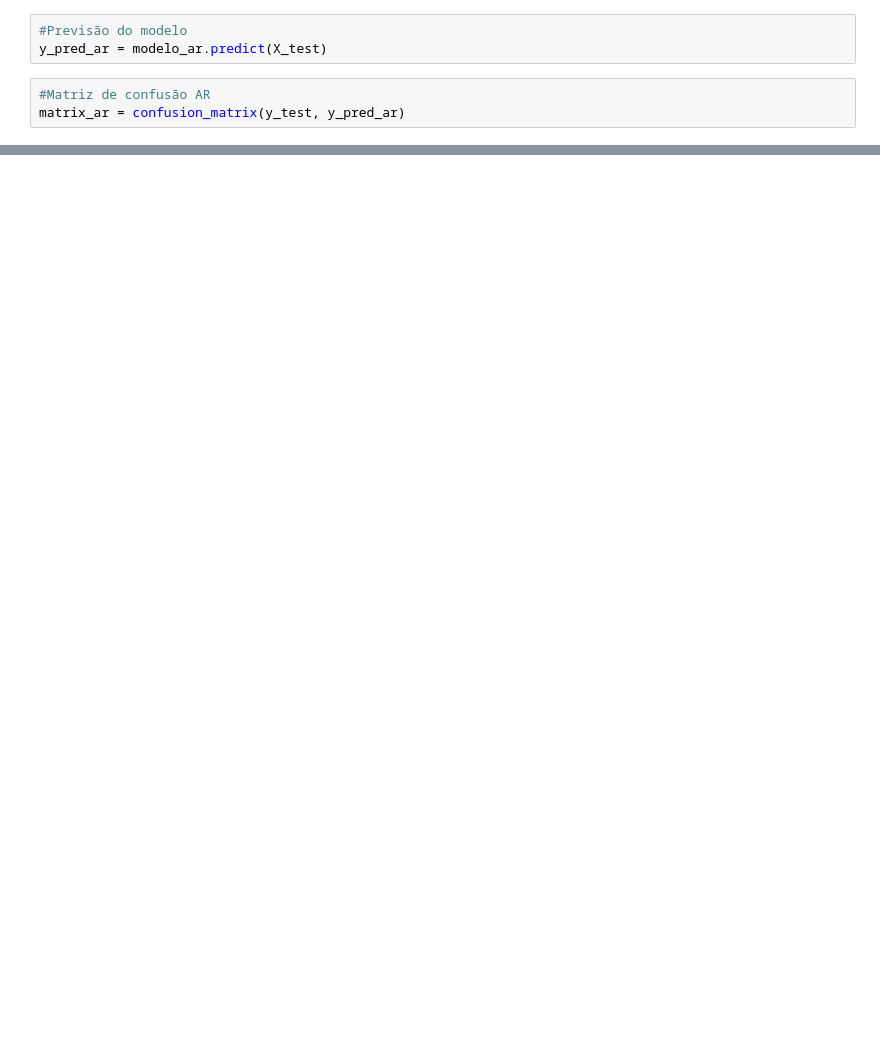
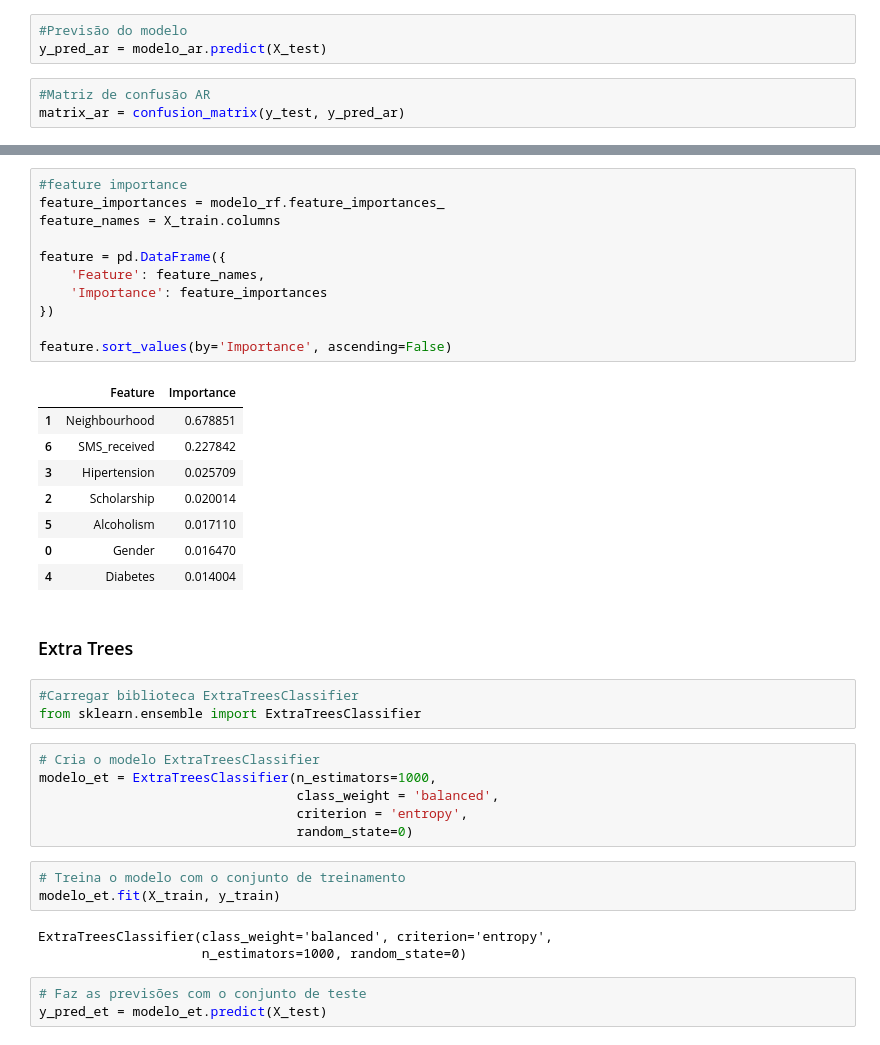
Before and after one commit to lucasmeirellesmachado/CDIA-Estatistica_II, a Jupyter notebook: Atividade_Classificação.ipynb, the cells around one changed output, grey strips where cells are left out. Cells and saved outputs as stored; diff of their text form; blank space fills up the shorter version.

```diff
--- a/Atividade_Classificação.ipynb
+++ b/Atividade_Classificação.ipynb
@@ -584,0 +630,40 @@ weighted avg       0.72      0.65      0.68     22106
+# %%
+#feature importance
+feature_importances = modelo_rf.feature_importances_
+feature_names = X_train.columns
+
+feature = pd.DataFrame({
+    'Feature': feature_names,
+    'Importance': feature_importances
+})
+
+feature.sort_values(by='Importance', ascending=False)
+# %% [output]
+|  | Feature | Importance |
+| 1 | Neighbourhood | 0.678851 |
+| 6 | SMS_received | 0.227842 |
+| 3 | Hipertension | 0.025709 |
+| 2 | Scholarship | 0.020014 |
+| 5 | Alcoholism | 0.017110 |
+| 0 | Gender | 0.016470 |
+| 4 | Diabetes | 0.014004 |
+# %% [markdown]
+### Extra Trees
+# %%
+#Carregar biblioteca ExtraTreesClassifier
+from sklearn.ensemble import ExtraTreesClassifier
+# %%
+# Cria o modelo ExtraTreesClassifier
+modelo_et = ExtraTreesClassifier(n_estimators=1000,
+                                 class_weight = 'balanced',
+                                 criterion = 'entropy',
+                                 random_state=0)
+# %%
+# Treina o modelo com o conjunto de treinamento
+modelo_et.fit(X_train, y_train)
+# %% [output]
+ExtraTreesClassifier(class_weight='balanced', criterion='entropy',
+                     n_estimators=1000, random_state=0)
+# %%
+# Faz as previsões com o conjunto de teste
+y_pred_et = modelo_et.predict(X_test)
```
Also changed, not shown: parts of 29 cells of this notebook.
